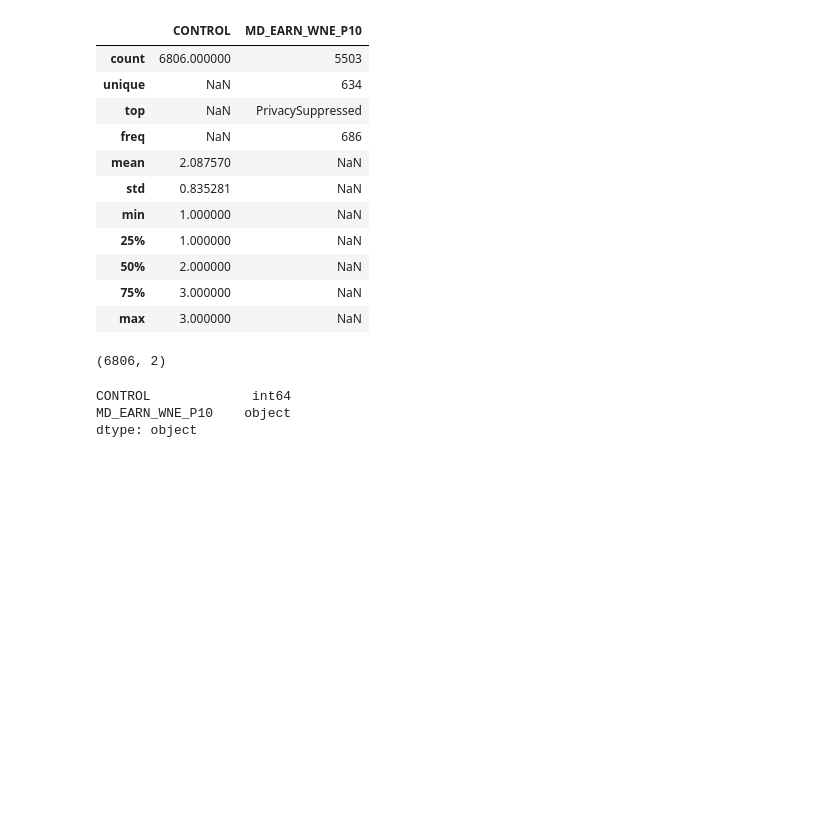
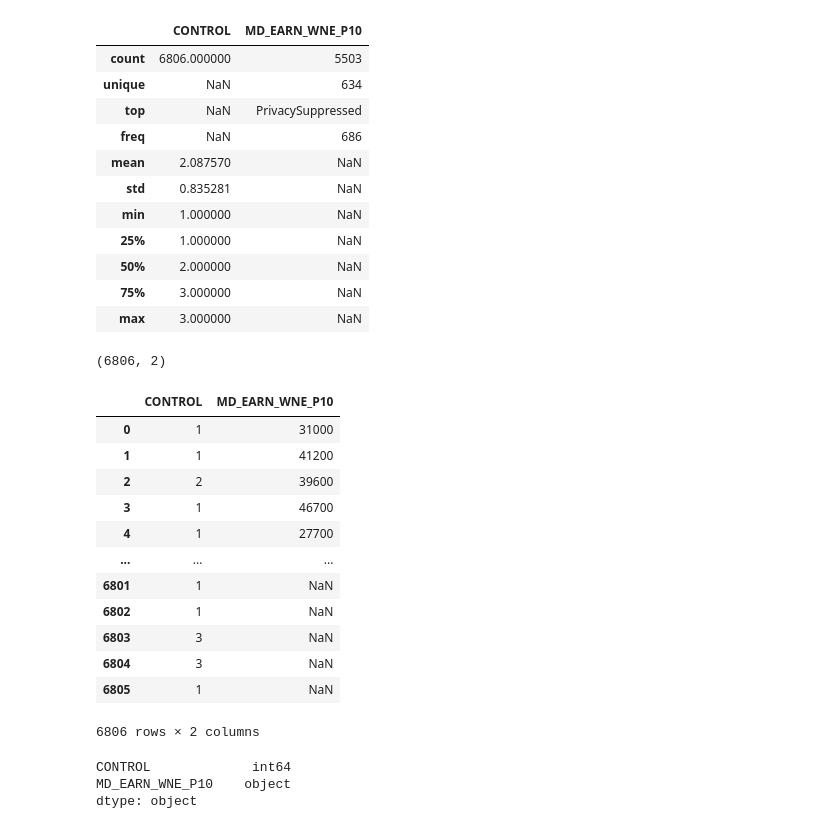
Before and after one commit to Tekum21/DATA690-WANG, a Jupyter notebook: Assignment_8ipynb.ipynb, the cells around one changed output. Drawn from its saved outputs; the diff is of its cells as text; code cells hidden in the pictures; blank space fills up the shorter version.

```diff
--- a/Assignment_8ipynb.ipynb
+++ b/Assignment_8ipynb.ipynb
@@ -34,6 +34,23 @@ Df.describe(include= "all")
 Df.shape
 # %% [output]
 (6806, 2)
+# %%
+Df.head(10)
+Df
+# %% [output]
+|  | CONTROL | MD_EARN_WNE_P10 |
+| 0 | 1 | 31000 |
+| 1 | 1 | 41200 |
+| 2 | 2 | 39600 |
+| 3 | 1 | 46700 |
+| 4 | 1 | 27700 |
+| ... | ... | ... |
+| 6801 | 1 | NaN |
+| 6802 | 1 | NaN |
+| 6803 | 3 | NaN |
+| 6804 | 3 | NaN |
+| 6805 | 1 | NaN |
+6806 rows × 2 columns
 # %%
 Df.dtypes
 # %% [output]
```
Also changed, not shown: parts of 27 cells of this notebook.
